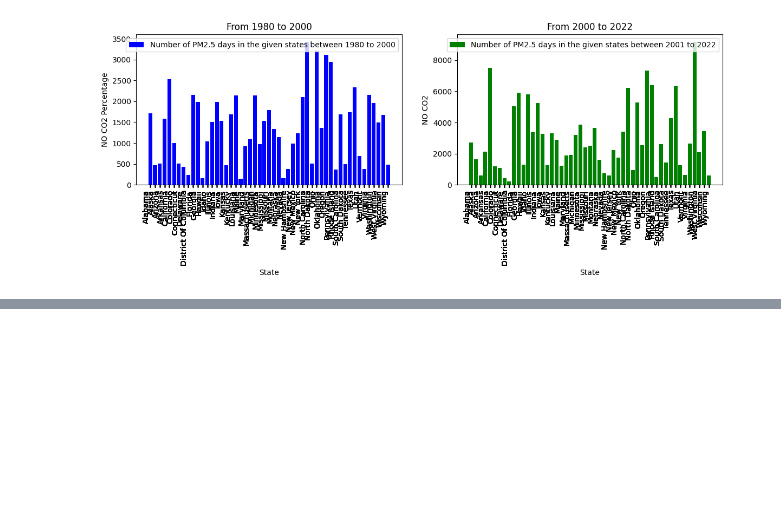
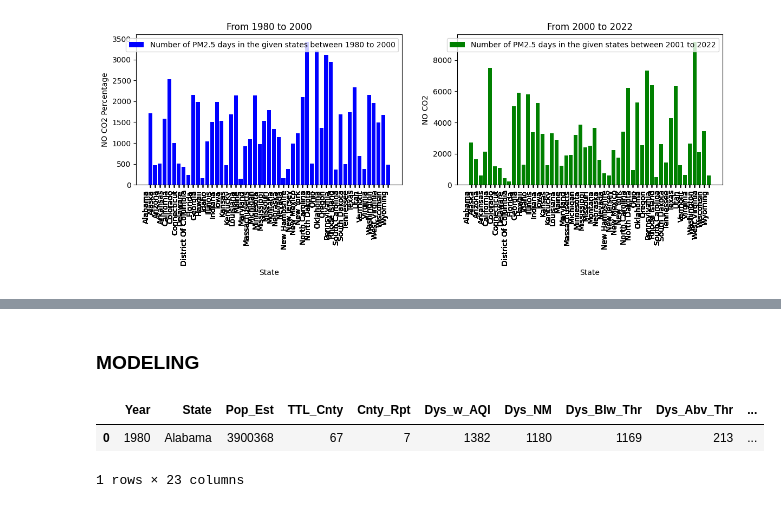
Before and after one commit to MuhammadTalha121/AQI_Analysis_from_1980-2022, a Jupyter notebook: AQI_Analysis_from_1980_2022.ipynb, the cells around one changed output, grey strips where cells are left out. Drawn from its saved outputs; the diff is of its cells as text; code cells hidden in the pictures; blank space fills up the shorter version.

```diff
--- a/AQI_Analysis_from_1980_2022.ipynb
+++ b/AQI_Analysis_from_1980_2022.ipynb
@@ -724,0 +722,8 @@ plt.show()
+# %% [markdown]
+### MODELING
+# %%
+df.head(1)
+# %% [output]
+|  | Year | State | Pop_Est | TTL_Cnty | Cnty_Rpt | Dys_w_AQI | Dys_NM | Dys_Blw_Thr | Dys_Abv_Thr | ... |
+| 0 | 1980 | Alabama | 3900368 | 67 | 7 | 1382 | 1180 | 1169 | 213 | ... |
+1 rows × 23 columns
```
Also changed, not shown: parts of 19 cells of this notebook.
